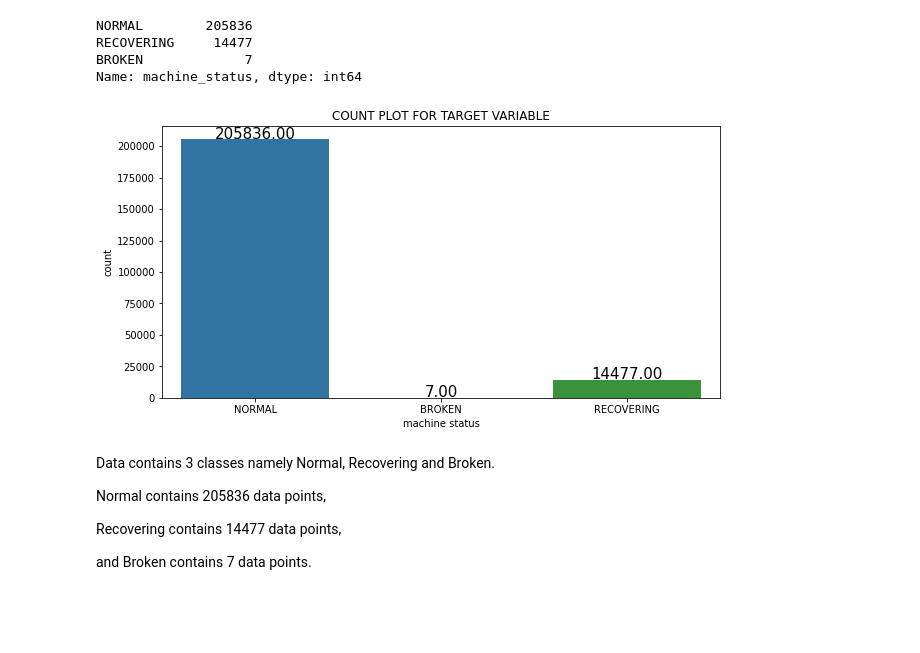
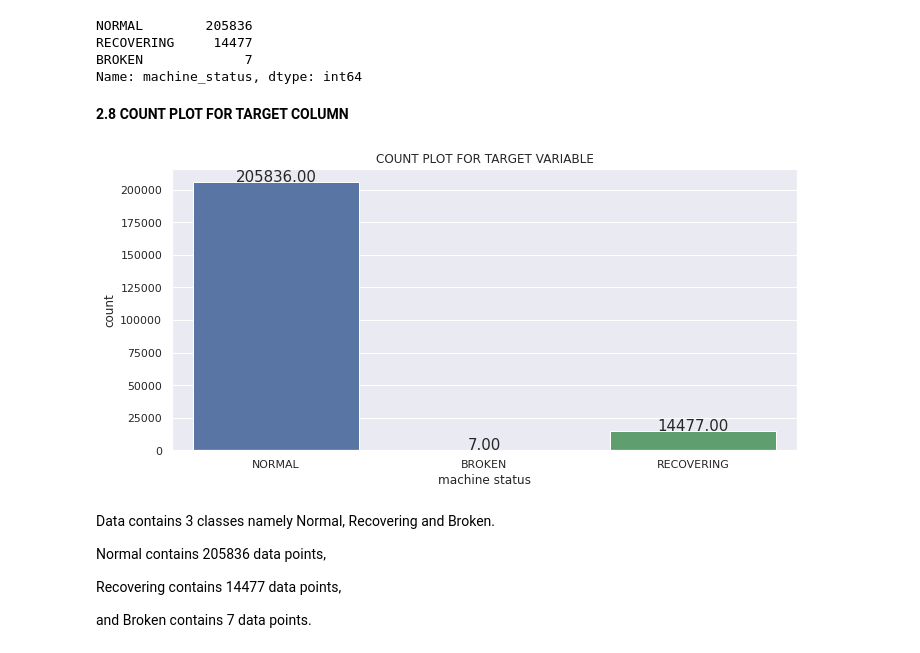
Before and after one commit to Syamkrishna123/Fault_detection_and_prediction_of_water_pump, a Jupyter notebook: pump_sensor_dataset.ipynb, the cells around one changed output. Cells and saved outputs as stored; diff of their text form; code cells hidden in the pictures; blank space fills up the shorter version.

```diff
--- a/pump_sensor_dataset.ipynb
+++ b/pump_sensor_dataset.ipynb
@@ -90,0 +45,5 @@ Name: timestamp, Length: 220320, dtype: object
+# %%
+from google.colab import drive
+drive.mount('/content/drive')
+
+data= pd.read_csv('/content/drive/MyDrive/Colab Notebooks/dataset/sensor.csv')
@@ -90,0 +130,2 @@ Name: timestamp, Length: 220320, dtype: object
+# %%
+data.drop(['sensor_00','sensor_15','sensor_50','sensor_51'],axis=1, inplace= True)
@@ -112,4 +201,4 @@ DROPPING UNWANTED COLUMNS
 # %% [markdown]
 Dataset contains unwanted column called 'Unnamed: 0' which is do not needed in further processing. So we are going to drop that column
 # %%
-df.drop('Unnamed: 0', axis= 1, inplace= True)
+data.drop('Unnamed: 0', axis= 1, inplace= True)
@@ -148,16 +211,18 @@ NORMAL        205836
 RECOVERING     14477
 BROKEN             7
 Name: machine_status, dtype: int64
+# %% [markdown]
+**2.8 COUNT PLOT FOR TARGET COLUMN**
 # %%
 plt.rcParams["figure.figsize"]= [10,5]
-ax= sns.countplot(x= 'machine_status',data= df)
+ax= sns.countplot(x= 'machine_status',data= data)
 for x in ax.patches:
   ax.annotate(format(x.get_height(), '.2f'), (x.get_x()+x.get_width()/2, x.get_height()),ha= 'center', va='center',size=15, xytext=(0,5),textcoords='offset points')
 plt.title('COUNT PLOT FOR TARGET VARIABLE')
 plt.xlabel('machine status')
 plt.show()
 # %% [output]
-[figure, old version]
+[figure, new version]
 # %% [markdown]
 Data contains 3 classes namely Normal, Recovering and Broken.
 
```
Also changed, not shown: parts of 72 cells of this notebook.
